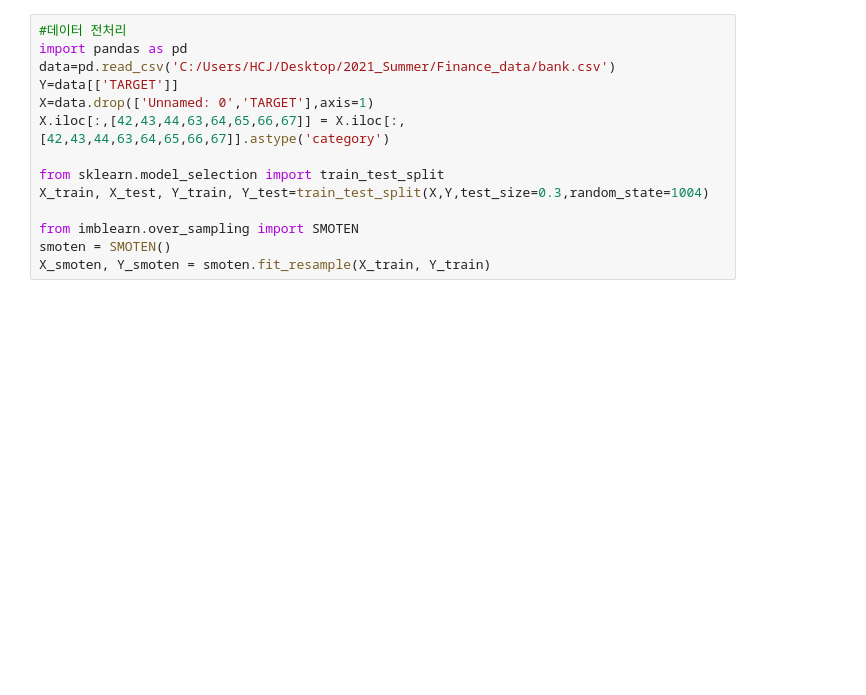
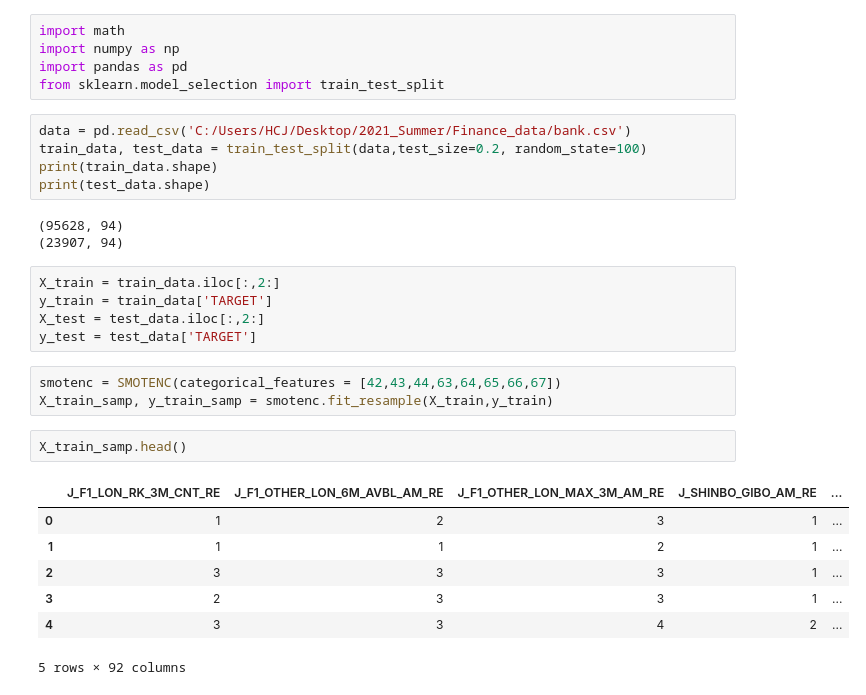
Before and after one commit to YellaCRE/FinanceData, a Jupyter notebook: SMOTE N FFM.ipynb, the cells around one changed output. Drawn from its saved outputs; the diff is of its cells as text; blank space fills up the shorter version.

```diff
--- a/SMOTE N FFM.ipynb
+++ b/SMOTE N FFM.ipynb
@@ -1,14 +1,31 @@
-# %%
-#데이터 전처리
-import pandas as pd
-data=pd.read_csv('C:/Users/HCJ/Desktop/2021_Summer/Finance_data/bank.csv')
-Y=data[['TARGET']]
-X=data.drop(['Unnamed: 0','TARGET'],axis=1)
-X.iloc[:,[42,43,44,63,64,65,66,67]] = X.iloc[:,[42,43,44,63,64,65,66,67]].astype('category')
-
-from sklearn.model_selection import train_test_split
-X_train, X_test, Y_train, Y_test=train_test_split(X,Y,test_size=0.3,random_state=1004)
-
-from imblearn.over_sampling import SMOTEN
-smoten = SMOTEN()
-X_smoten, Y_smoten = smoten.fit_resample(X_train, Y_train)
+# %%
+import math
+import numpy as np
+import pandas as pd
+from sklearn.model_selection import train_test_split
+# %%
+data = pd.read_csv('C:/Users/HCJ/Desktop/2021_Summer/Finance_data/bank.csv')
+train_data, test_data = train_test_split(data,test_size=0.2, random_state=100)
+print(train_data.shape)
+print(test_data.shape)
+# %% [output]
+(95628, 94)
+(23907, 94)
+# %%
+X_train = train_data.iloc[:,2:]
+y_train = train_data['TARGET']
+X_test = test_data.iloc[:,2:]
+y_test = test_data['TARGET']
+# %%
+smotenc = SMOTENC(categorical_features = [42,43,44,63,64,65,66,67])
+X_train_samp, y_train_samp = smotenc.fit_resample(X_train,y_train)
+# %%
+X_train_samp.head()
+# %% [output]
+|  | J_F1_LON_RK_3M_CNT_RE | J_F1_OTHER_LON_6M_AVBL_AM_RE | J_F1_OTHER_LON_MAX_3M_AM_RE | J_SHINBO_GIBO_AM_RE | ... |
+| 0 | 1 | 2 | 3 | 1 | ... |
+| 1 | 1 | 1 | 2 | 1 | ... |
+| 2 | 3 | 3 | 3 | 1 | ... |
+| 3 | 2 | 3 | 3 | 1 | ... |
+| 4 | 3 | 3 | 4 | 2 | ... |
+5 rows × 92 columns
```
Also changed, not shown: parts of 17 cells of this notebook.
